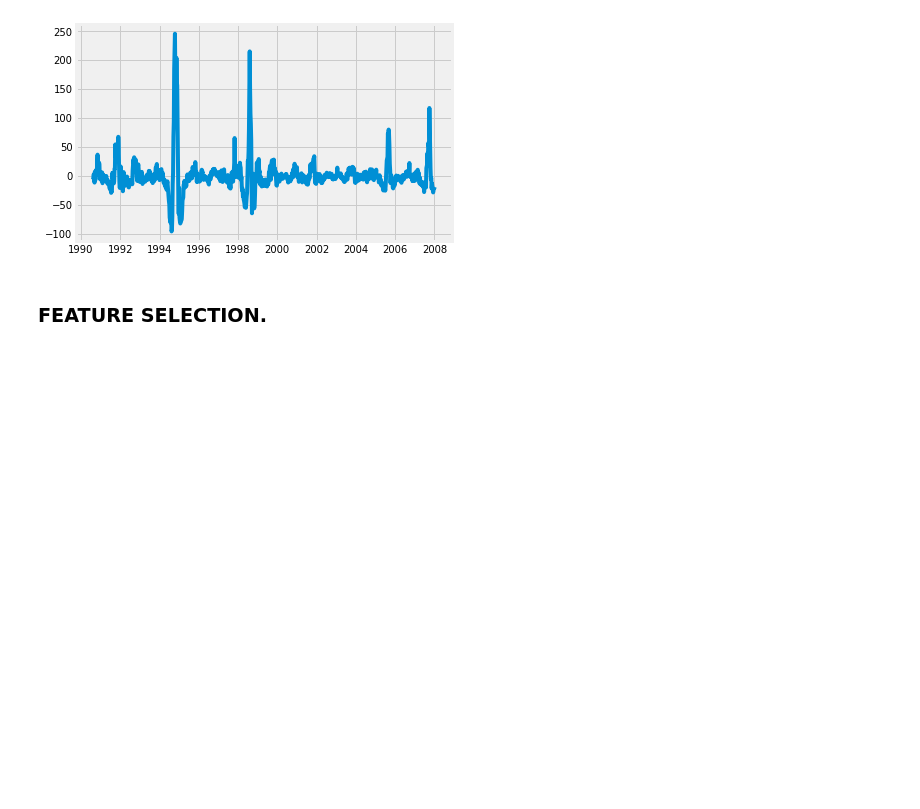
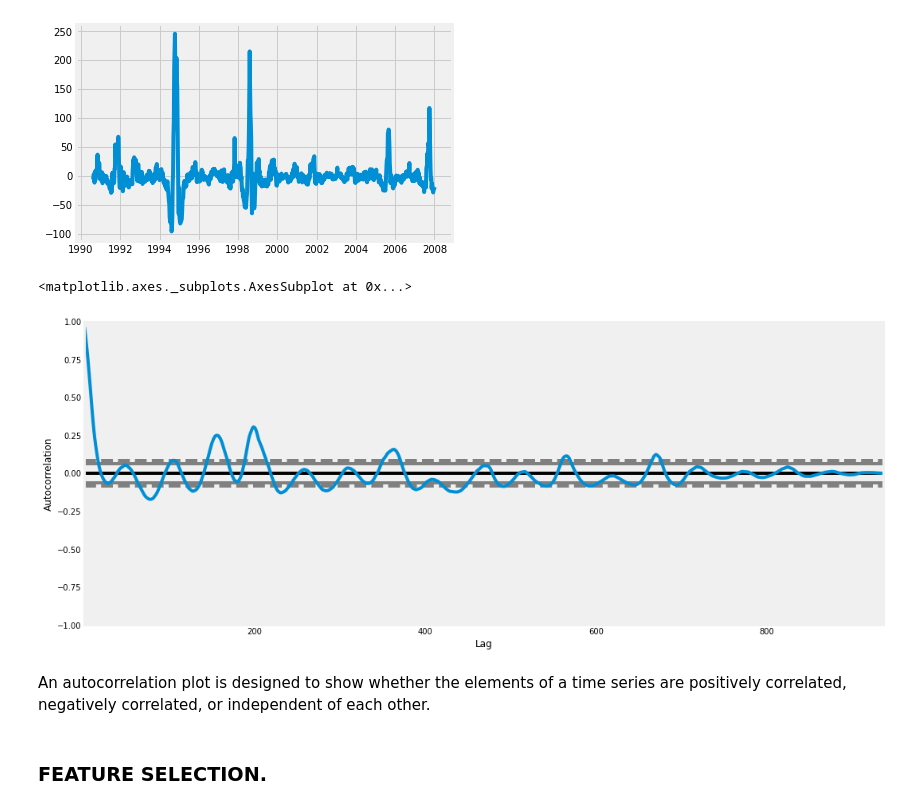
Before and after one commit to Mjcherono/Predicting-Disease-Spread, a Jupyter notebook: dengue.ipynb, the cells around one changed output. Cells and saved outputs as stored; diff of their text form; code cells hidden in the pictures; blank space fills up the shorter version.

```diff
--- a/dengue.ipynb
+++ b/dengue.ipynb
@@ -1003,6 +1028,16 @@ plt.plot(result.resid)
 # %% [output]
 [<matplotlib.lines.Line2D at 0x...>]
 [figure]
+# %%
+import pandas.plotting
+from pandas.plotting import autocorrelation_plot
+plt.figure(figsize=(16, 7))
+autocorrelation_plot(sj["total_cases"])
+# %% [output]
+<matplotlib.axes._subplots.AxesSubplot at 0x...>
+[figure, added]
+# %% [markdown]
+An autocorrelation plot is designed to show whether the elements of a time series are positively correlated, negatively correlated, or independent of each other.
 # %% [markdown]
 ### FEATURE SELECTION.
 # %%
```
Also changed, not shown: parts of 21 cells of this notebook.
